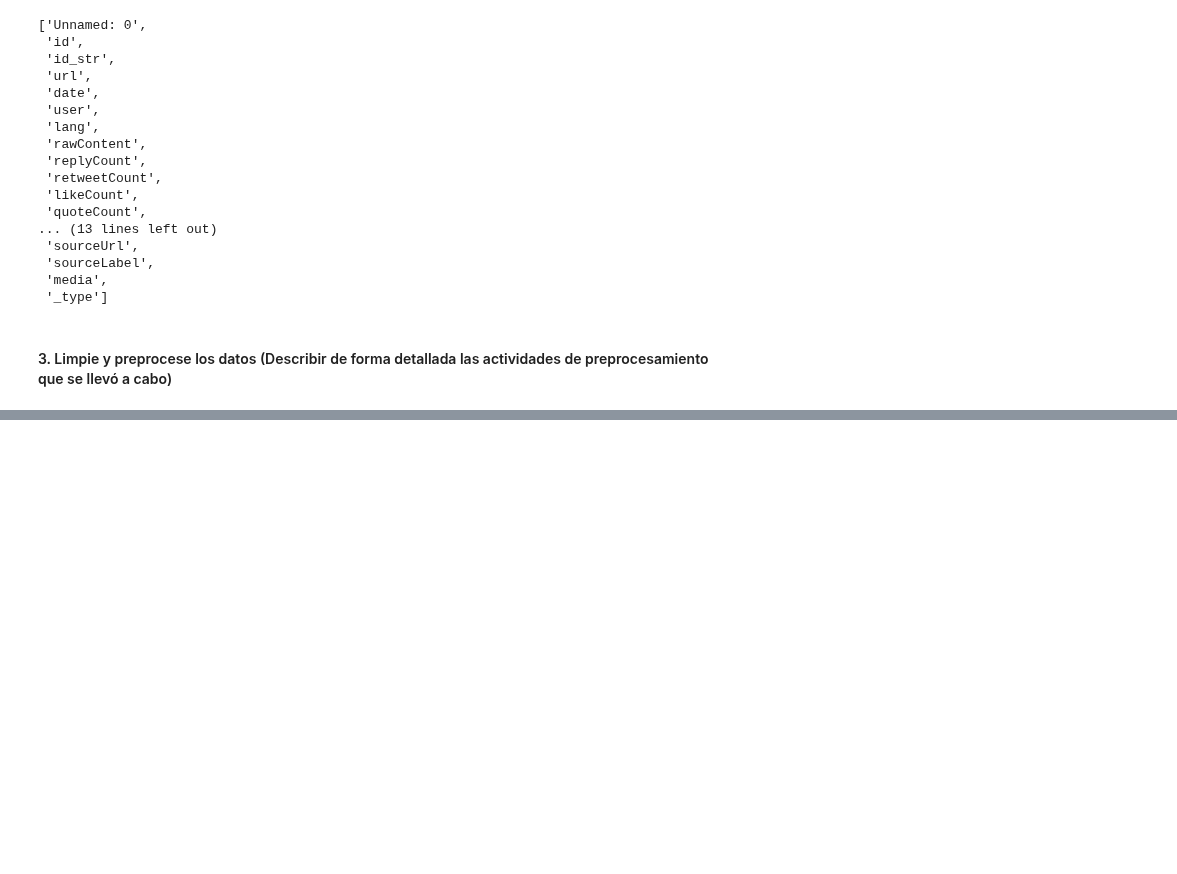
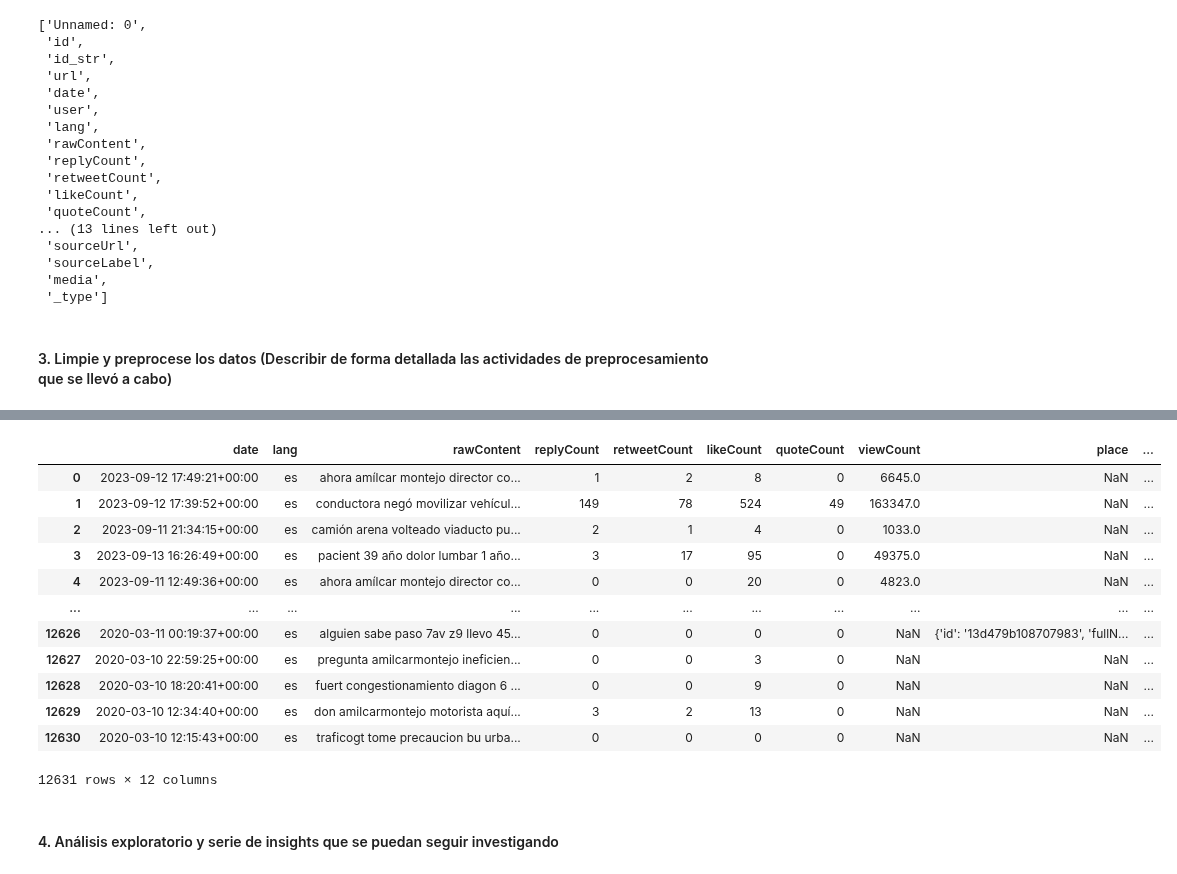
Before and after one commit to CrisLayB/DataScience_Lab06, a Jupyter notebook: Lab6Problema1.ipynb, the cells around one changed output, grey strips where cells are left out. Drawn from its saved outputs; the diff is of its cells as text; code cells hidden in the pictures; blank space fills up the shorter version.

```diff
--- a/Lab6Problema1.ipynb
+++ b/Lab6Problema1.ipynb
@@ -183,14 +200,0 @@ data_frame['rawContent'] = data_frame['rawContent'].str.replace(r'[^\w\s]', '',
-# %%
-# Revisar si hay emojis en el texto y luego quitarlos
-data_frame['rawContent'] = data_frame['rawContent'].apply(remove_emojis)
-# %%
-# Quitar los artículos, preposiciones y conjunciones (stopwords)
-data_frame['rawContent'] = data_frame['rawContent'].apply(remove_stopwords)
-# %%
-# Normalizar las palabras para tratar de convertir todas las palabras encontradas en solo una palabra
-data_frame['rawContent'] = data_frame['rawContent'].apply(get_stemmed_text)
-# %%
-# Aplicar la función de lematización al atributo 'text' para identificar la parte
-# del discurso de una palabra determinada y luego aplicando reglas más complejas
-# para transformar la palabra en su verdadera raíz
-data_frame['rawContent'] = data_frame['rawContent'].apply(apply_lemmatization)
@@ -196,0 +204,18 @@ data_frame['rawContent'] = data_frame['rawContent'].apply(apply_lemmatization)
+# %%
+data_frame
+# %% [output]
+|  | date | lang | rawContent | replyCount | retweetCount | likeCount | quoteCount | viewCount | place | ... |
+| 0 | 2023-09-12 17:49:21+00:00 | es | ahora amílcar montejo director co... | 1 | 2 | 8 | 0 | 6645.0 | NaN | ... |
+| 1 | 2023-09-12 17:39:52+00:00 | es | conductora negó movilizar vehícul... | 149 | 78 | 524 | 49 | 163347.0 | NaN | ... |
+| 2 | 2023-09-11 21:34:15+00:00 | es | camión arena volteado viaducto pu... | 2 | 1 | 4 | 0 | 1033.0 | NaN | ... |
+| 3 | 2023-09-13 16:26:49+00:00 | es | pacient 39 año dolor lumbar 1 año... | 3 | 17 | 95 | 0 | 49375.0 | NaN | ... |
+| 4 | 2023-09-11 12:49:36+00:00 | es | ahora amílcar montejo director co... | 0 | 0 | 20 | 0 | 4823.0 | NaN | ... |
+| ... | ... | ... | ... | ... | ... | ... | ... | ... | ... | ... |
+| 12626 | 2020-03-11 00:19:37+00:00 | es | alguien sabe paso 7av z9 llevo 45... | 0 | 0 | 0 | 0 | NaN | {'id': '13d479b108707983', 'fullN... | ... |
+| 12627 | 2020-03-10 22:59:25+00:00 | es | pregunta amilcarmontejo ineficien... | 0 | 0 | 3 | 0 | NaN | NaN | ... |
+| 12628 | 2020-03-10 18:20:41+00:00 | es | fuert congestionamiento diagon 6 ... | 0 | 0 | 9 | 0 | NaN | NaN | ... |
+| 12629 | 2020-03-10 12:34:40+00:00 | es | don amilcarmontejo motorista aquí... | 3 | 2 | 13 | 0 | NaN | NaN | ... |
+| 12630 | 2020-03-10 12:15:43+00:00 | es | traficogt tome precaucion bu urba... | 0 | 0 | 0 | 0 | NaN | NaN | ... |
+12631 rows × 12 columns
+# %% [markdown]
+#### 4. Análisis exploratorio y serie de insights que se puedan seguir investigando
```
Also changed, not shown: parts of 8 cells of this notebook.
